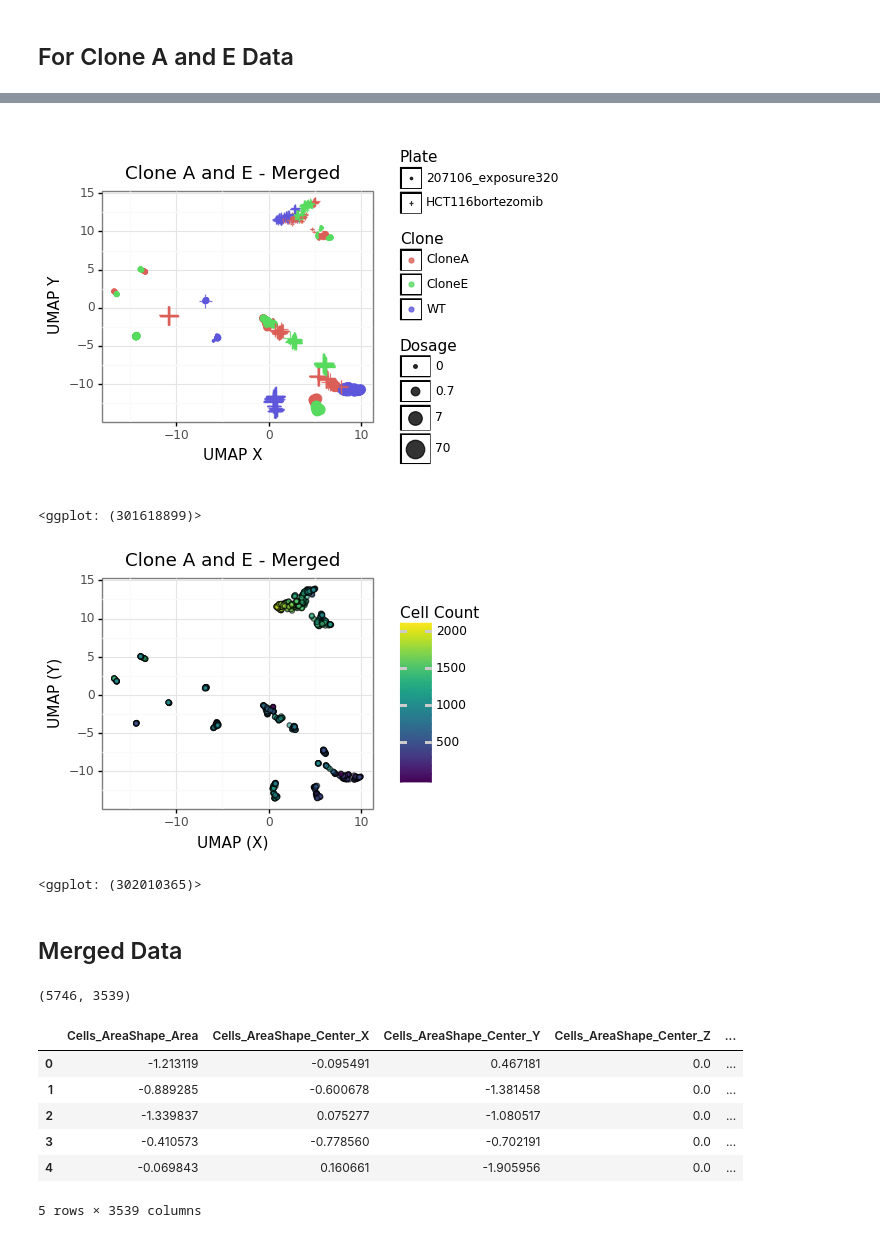
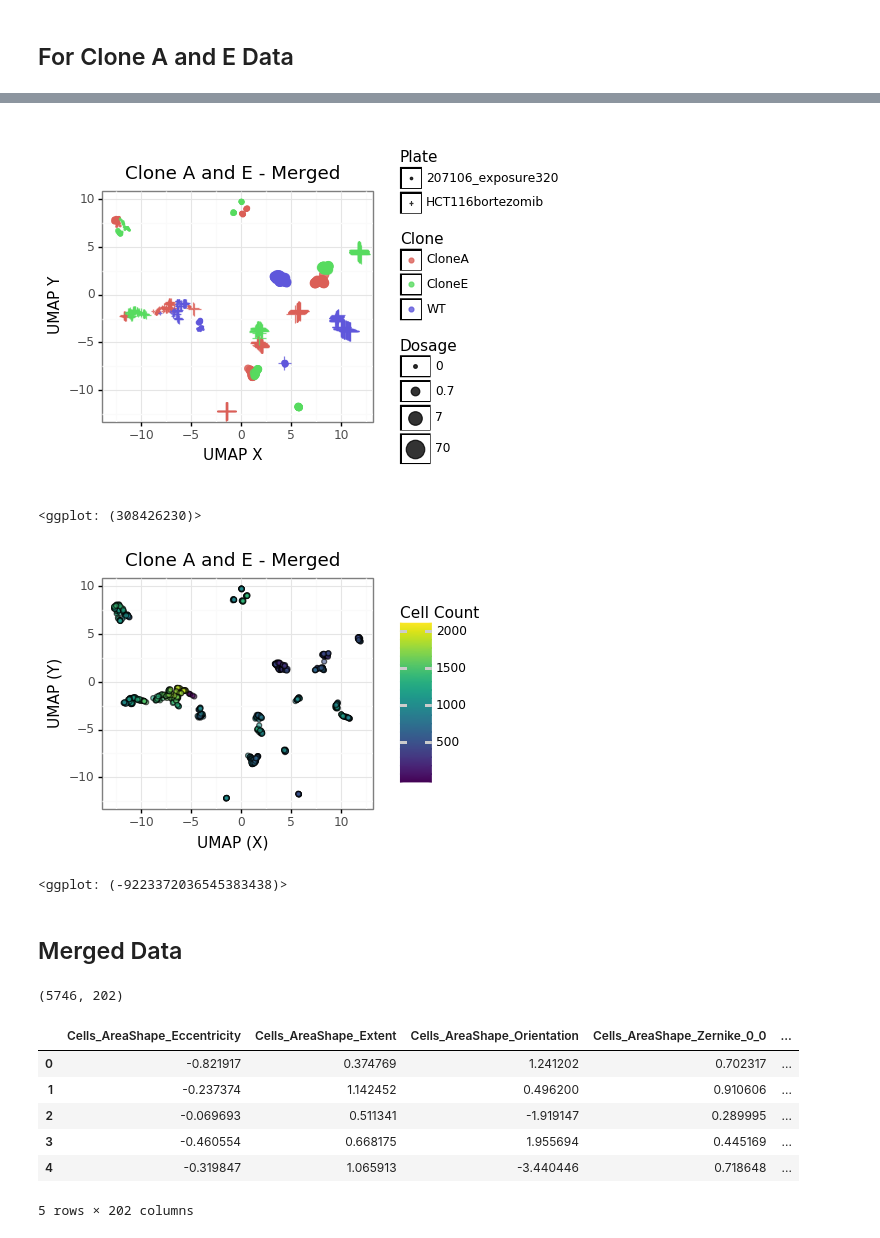
Before and after one commit to broadinstitute/profiling-resistance-mechanisms, a Jupyter notebook: 2.describe-data/3.umap.ipynb, the cells around one changed output, grey strips where cells are left out. Saved outputs shown, nothing was run; the diff lists cells and outputs as text; code cells hidden in the pictures.

```diff
--- a/2.describe-data/3.umap.ipynb
+++ b/2.describe-data/3.umap.ipynb
@@ -42,7 +42,7 @@ save_file_extensions = ['.png']
 ## For Combined Batches of Four WT + Resistant Clones
 # %%
 # Load and process data
-file = os.path.join("data", "merged", "combined_four_clone_dataset.csv")
+file = os.path.join("data", "merged", "combined_four_clone_dataset_feature_select.csv.gz")
 fourclone_data_df = pd.read_csv(file)
 
 embedding_df = process_umap(fourclone_data_df)
@@ -184,7 +184,8 @@ umap_batch_facet_gg
 clone_facet_gg = (
     gg.ggplot(embedding_df, gg.aes('x', 'y'))
     + gg.geom_point(
-        gg.aes(fill='factor(Metadata_Plate)', shape="Metadata_treatment", alpha=0.6)
+        gg.aes(fill='factor(Metadata_Plate)', shape="Metadata_treatment"),
+        alpha=0.6
     )
     + gg.theme_bw()
     + gg.xlab("UMAP X")
@@ -235,7 +236,7 @@ umap_well_embedding_gg
 ## For Clone A and E Data
 # %%
 # Load and process data
-file = os.path.join("data", "merged", "combined_cloneAcloneE_dataset.csv")
+file = os.path.join("data", "merged", "combined_cloneAcloneE_dataset_feature_select.csv.gz")
 cloneAE_data_df = pd.read_csv(file)
 
 embedding_cloneAE_df = process_umap(cloneAE_data_df)
@@ -290,34 +291,38 @@ clone_ae_umap_gg = (
 
 file = os.path.join("figures", "umap", "cloneAE_umap")
 for extension in save_file_extensions:
-    clone_ae_umap_gg.save(filename='{}{}'.format(file, extension), height=3, width=3.5, dpi=400)
+    clone_ae_umap_gg.save(
+        filename='{}{}'.format(file, extension), height=3, width=3.5, dpi=400
+    )
 
 clone_ae_umap_gg
 # %% [output]
-[figure, old version]
+[figure, new version]
-<ggplot: (301618899)>
+<ggplot: (308426230)>
 # %%
 clone_ae_umap_cell_count_gg = (
     gg.ggplot(
         embedding_cloneAE_df.rename({"Metadata_cell_count": "Cell Count"}, axis="columns")
     )
     + gg.geom_point(
         gg.aes(x="x", y="y", fill="Cell Count"),
         color='black', alpha=0.6)
     + gg.theme_bw()
     + gg.xlab("UMAP (X)")
     + gg.ylab("UMAP (Y)")
     + gg.ggtitle("Clone A and E - Merged")
 )
 
 file = os.path.join("figures", "umap", "cloneAE_umap_cell_count")
 for extension in save_file_extensions:
-    clone_ae_umap_cell_count_gg.save(filename='{}{}'.format(file, extension), height=3, width=3.5, dpi=400)
+    clone_ae_umap_cell_count_gg.save(
+        filename='{}{}'.format(file, extension), height=3, width=3.5, dpi=400
+    )
 
 clone_ae_umap_cell_count_gg
 # %% [output]
-[figure, old version]
+[figure, new version]
-<ggplot: (302010365)>
+<ggplot: (-9223372036545383438)>
 # %% [markdown]
 ## Merged Data
 # %%
@@ -348,14 +353,14 @@ combined_df = feature_select(combined_df, operation="drop_na_columns")
 print(combined_df.shape)
 combined_df.head()
 # %% [output]
-(5746, 3539)
+(5746, 202)
-|  | Cells_AreaShape_Area | Cells_AreaShape_Center_X | Cells_AreaShape_Center_Y | Cells_AreaShape_Center_Z | ... |
-| 0 | -1.213119 | -0.095491 | 0.467181 | 0.0 | ... |
-| 1 | -0.889285 | -0.600678 | -1.381458 | 0.0 | ... |
-| 2 | -1.339837 | 0.075277 | -1.080517 | 0.0 | ... |
-| 3 | -0.410573 | -0.778560 | -0.702191 | 0.0 | ... |
-| 4 | -0.069843 | 0.160661 | -1.905956 | 0.0 | ... |
+|  | Cells_AreaShape_Eccentricity | Cells_AreaShape_Extent | Cells_AreaShape_Orientation | Cells_AreaShape_Zernike_0_0 | ... |
+| 0 | -0.821917 | 0.374769 | 1.241202 | 0.702317 | ... |
+| 1 | -0.237374 | 1.142452 | 0.496200 | 0.910606 | ... |
+| 2 | -0.069693 | 0.511341 | -1.919147 | 0.289995 | ... |
+| 3 | -0.460554 | 0.668175 | 1.955694 | 0.445169 | ... |
+| 4 | -0.319847 | 1.065913 | -3.440446 | 0.718648 | ... |
-5 rows × 3539 columns
+5 rows × 202 columns
 # %%
 embedding_combined_df = process_umap(combined_df)
 embedding_combined_df.head()
```
Also changed, not shown: parts of 10 cells of this notebook, 1 other file.
